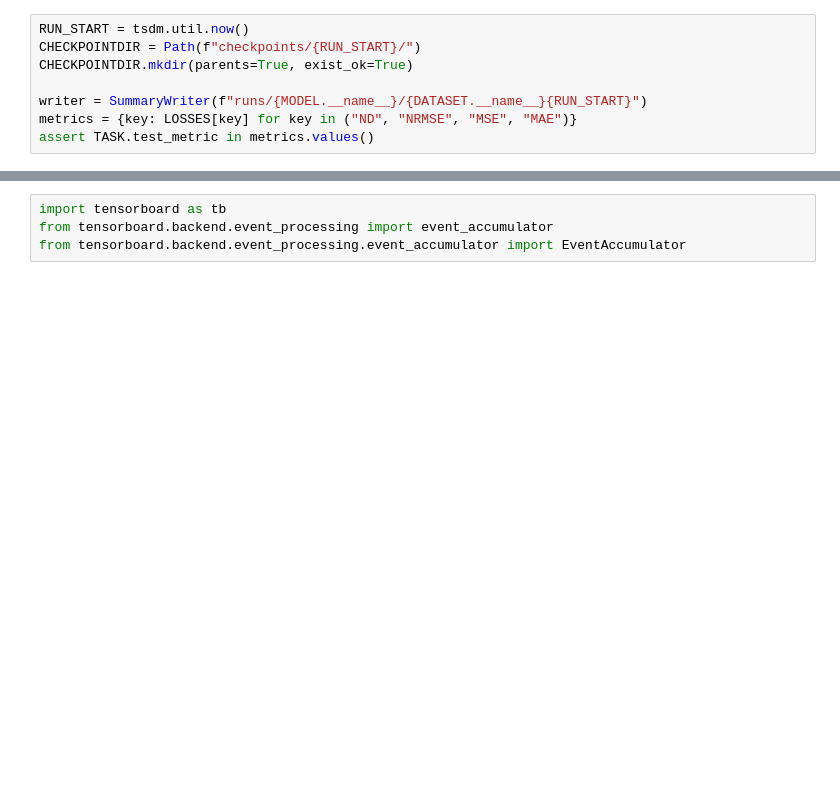
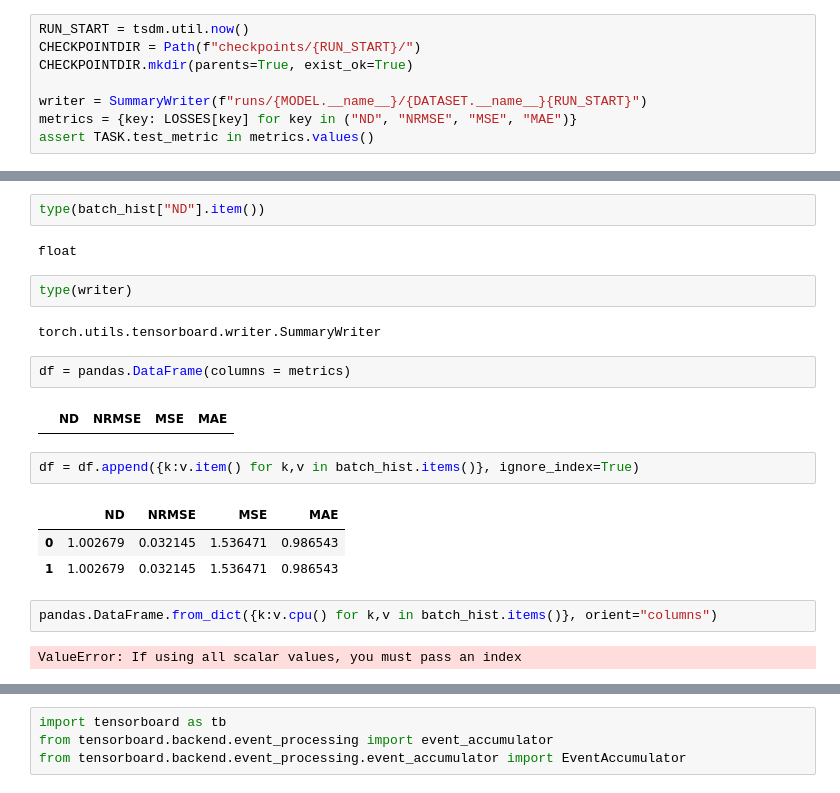
Before and after one commit to randolf-scholz/tsdm, a Jupyter notebook: dev/experiments/HackathonETTH.ipynb, the cells around one changed output, grey strips where cells are left out. Cells and saved outputs as stored; diff of their text form; blank space fills up the shorter version.

```diff
--- a/dev/experiments/HackathonETTH.ipynb
+++ b/dev/experiments/HackathonETTH.ipynb
@@ -132 +220,23 @@ assert TASK.test_metric in metrics.values()
+# %%
+type(batch_hist["ND"].item())
+# %% [output]
+float
+# %%
+type(writer)
+# %% [output]
+torch.utils.tensorboard.writer.SummaryWriter
+# %%
+df = pandas.DataFrame(columns = metrics)
+# %% [output]
+|  | ND | NRMSE | MSE | MAE |
+# %%
+df = df.append({k:v.item() for k,v in batch_hist.items()}, ignore_index=True)
+# %% [output]
+|  | ND | NRMSE | MSE | MAE |
+| 0 | 1.002679 | 0.032145 | 1.536471 | 0.986543 |
+| 1 | 1.002679 | 0.032145 | 1.536471 | 0.986543 |
+# %%
+pandas.DataFrame.from_dict({k:v.cpu() for k,v in batch_hist.items()}, orient="columns")
+# %% [output]
+ValueError: If using all scalar values, you must pass an index
 # %%
```
Also changed, not shown: parts of 20 cells of this notebook, 29 other files.
